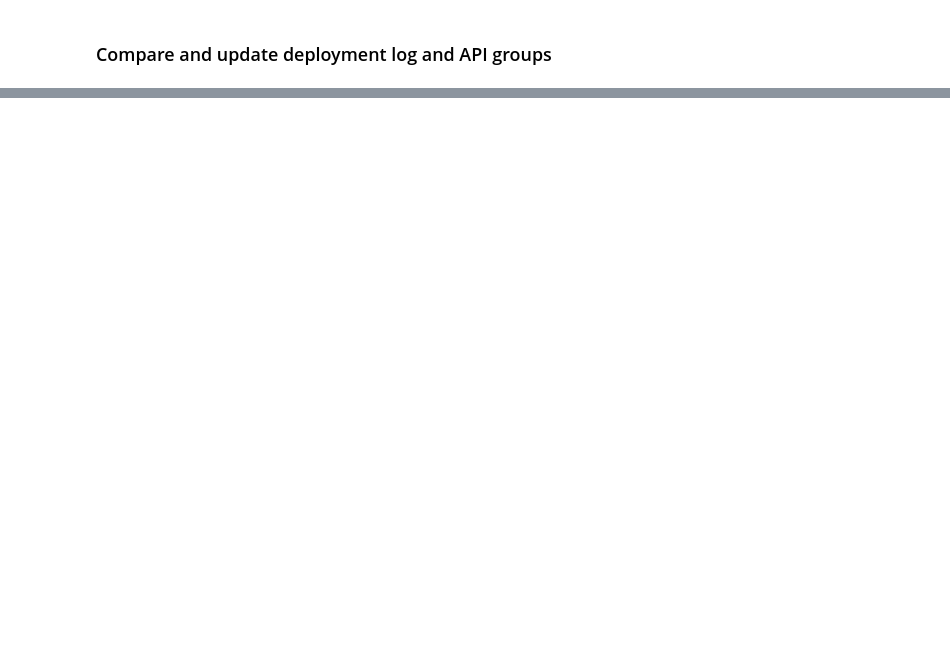
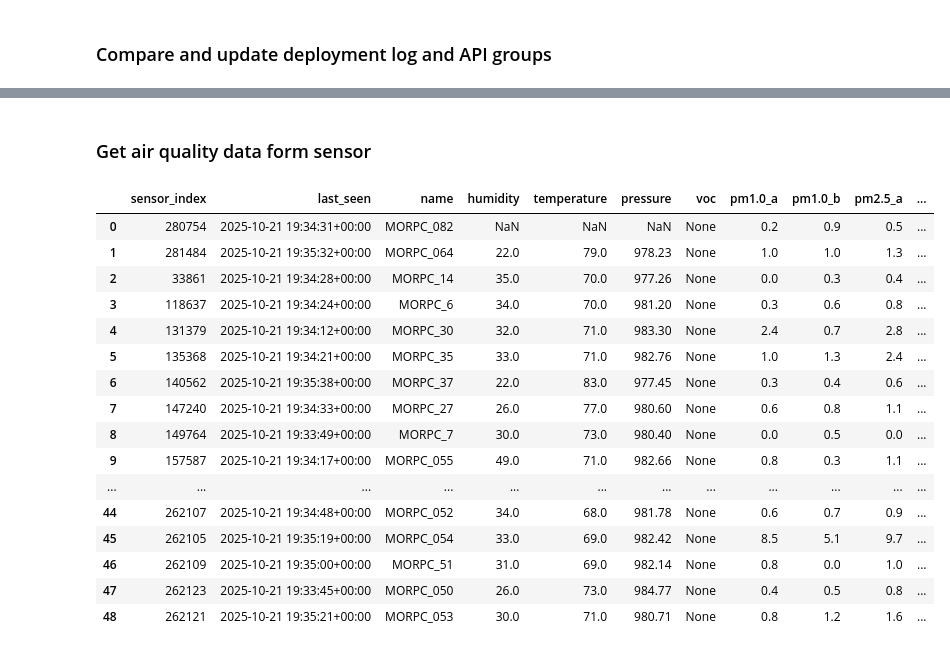
Before and after one commit to morpc/morpc-purpleair-fetch, a Jupyter notebook: DEV-morpc-purpleair-fetch.ipynb, the cells around one changed output, grey strips where cells are left out. Saved outputs shown, nothing was run; the diff lists cells and outputs as text; code cells hidden in the pictures; blank space fills up the shorter version.

```diff
--- a/DEV-morpc-purpleair-fetch.ipynb
+++ b/DEV-morpc-purpleair-fetch.ipynb
@@ -70,0 +88,23 @@ purpleair.update_group_members(update=update, group_id=GROUP_ID)
+# %% [markdown]
+### Get air quality data form sensor
+# %%
+data = purpleair.get_members_data(GROUP_ID)
+data
+# %% [output]
+|  | sensor_index | last_seen | name | humidity | temperature | pressure | voc | pm1.0_a | pm1.0_b | pm2.5_a | ... |
+| 0 | 280754 | 2025-10-21 19:34:31+00:00 | MORPC_082 | NaN | NaN | NaN | None | 0.2 | 0.9 | 0.5 | ... |
+| 1 | 281484 | 2025-10-21 19:35:32+00:00 | MORPC_064 | 22.0 | 79.0 | 978.23 | None | 1.0 | 1.0 | 1.3 | ... |
+| 2 | 33861 | 2025-10-21 19:34:28+00:00 | MORPC_14 | 35.0 | 70.0 | 977.26 | None | 0.0 | 0.3 | 0.4 | ... |
+| 3 | 118637 | 2025-10-21 19:34:24+00:00 | MORPC_6 | 34.0 | 70.0 | 981.20 | None | 0.3 | 0.6 | 0.8 | ... |
+| 4 | 131379 | 2025-10-21 19:34:12+00:00 | MORPC_30 | 32.0 | 71.0 | 983.30 | None | 2.4 | 0.7 | 2.8 | ... |
+| 5 | 135368 | 2025-10-21 19:34:21+00:00 | MORPC_35 | 33.0 | 71.0 | 982.76 | None | 1.0 | 1.3 | 2.4 | ... |
+| 6 | 140562 | 2025-10-21 19:35:38+00:00 | MORPC_37 | 22.0 | 83.0 | 977.45 | None | 0.3 | 0.4 | 0.6 | ... |
+| 7 | 147240 | 2025-10-21 19:34:33+00:00 | MORPC_27 | 26.0 | 77.0 | 980.60 | None | 0.6 | 0.8 | 1.1 | ... |
+| 8 | 149764 | 2025-10-21 19:33:49+00:00 | MORPC_7 | 30.0 | 73.0 | 980.40 | None | 0.0 | 0.5 | 0.0 | ... |
+| 9 | 157587 | 2025-10-21 19:34:17+00:00 | MORPC_055 | 49.0 | 71.0 | 982.66 | None | 0.8 | 0.3 | 1.1 | ... |
+| ... | ... | ... | ... | ... | ... | ... | ... | ... | ... | ... | ... |
+| 44 | 262107 | 2025-10-21 19:34:48+00:00 | MORPC_052 | 34.0 | 68.0 | 981.78 | None | 0.6 | 0.7 | 0.9 | ... |
+| 45 | 262105 | 2025-10-21 19:35:19+00:00 | MORPC_054 | 33.0 | 69.0 | 982.42 | None | 8.5 | 5.1 | 9.7 | ... |
+| 46 | 262109 | 2025-10-21 19:35:00+00:00 | MORPC_51 | 31.0 | 69.0 | 982.14 | None | 0.8 | 0.0 | 1.0 | ... |
+| 47 | 262123 | 2025-10-21 19:33:45+00:00 | MORPC_050 | 26.0 | 73.0 | 984.77 | None | 0.4 | 0.5 | 0.8 | ... |
+| 48 | 262121 | 2025-10-21 19:35:21+00:00 | MORPC_053 | 30.0 | 71.0 | 980.71 | None | 0.8 | 1.2 | 1.6 | ... |
```
Also changed, not shown: parts of 7 cells of this notebook, 6 other files.
